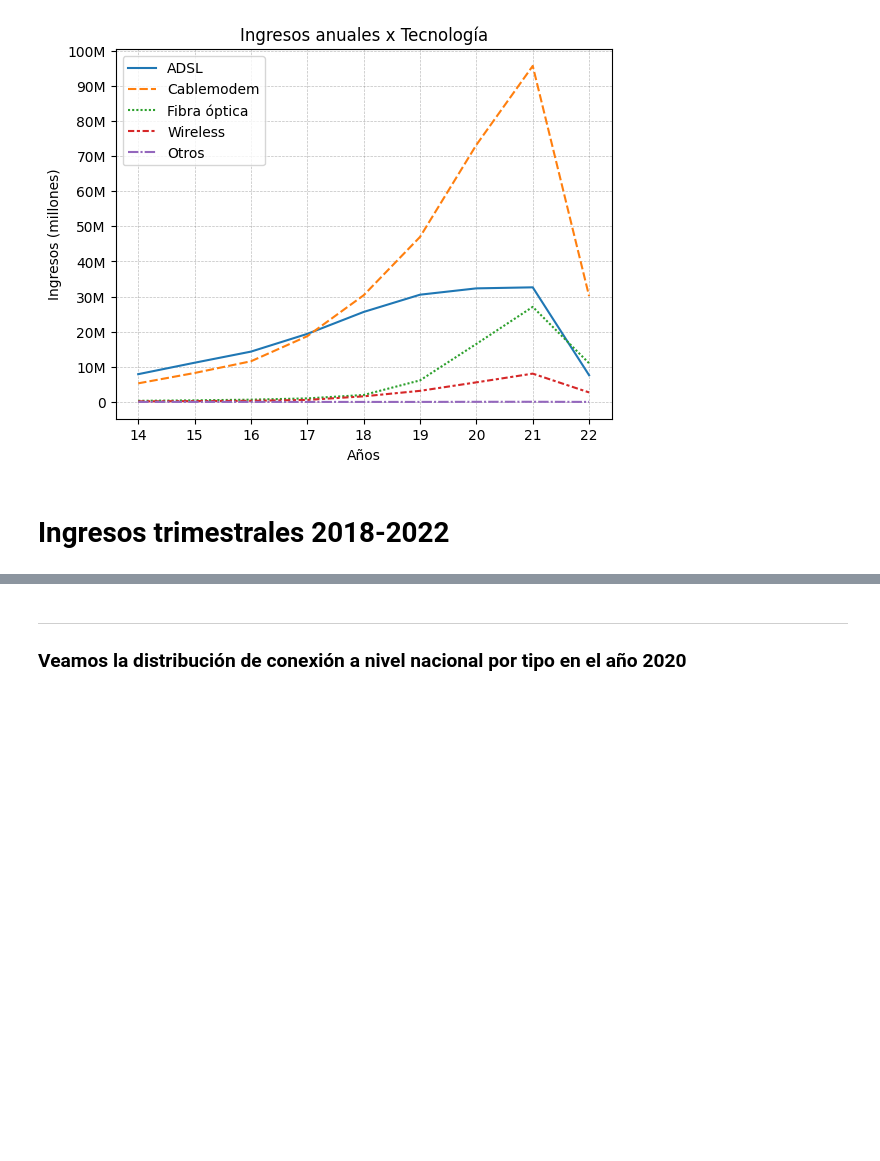
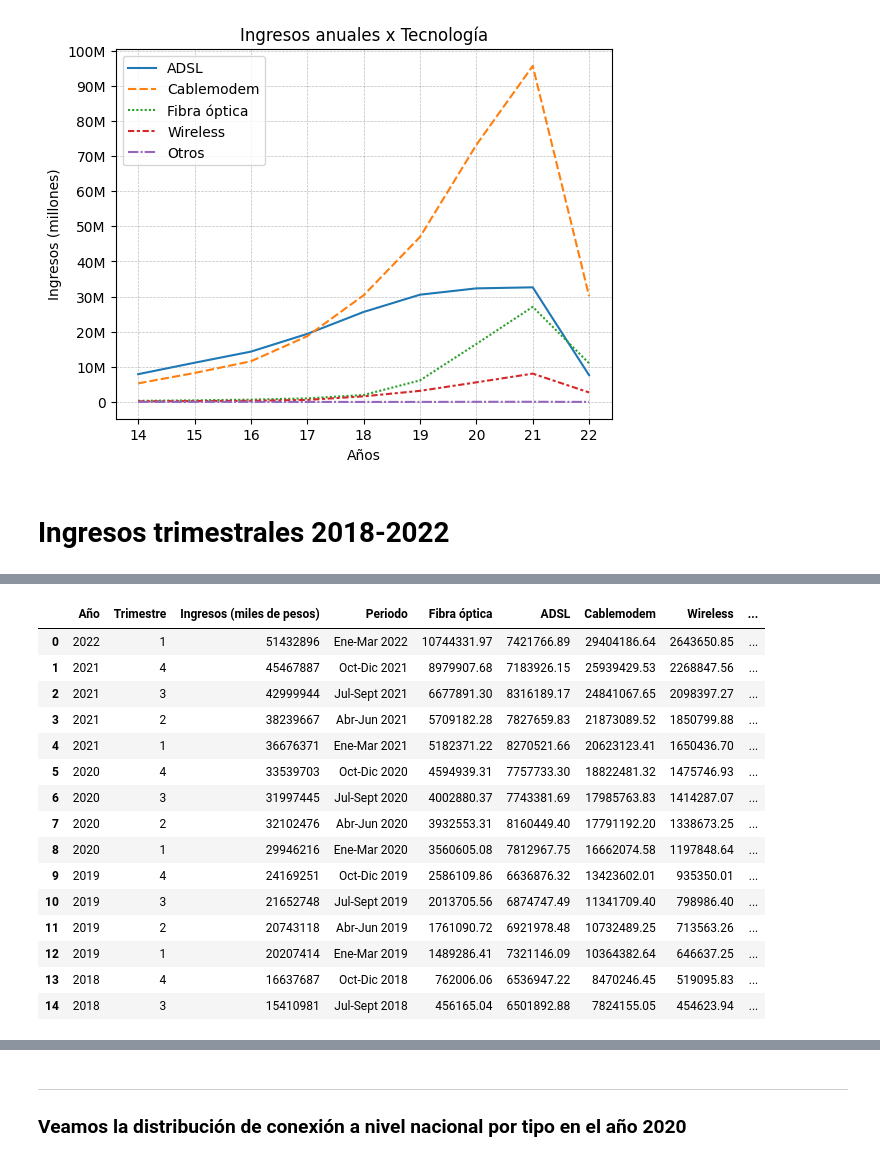
Before and after one commit to volpo/Telecomuniation_PI, a Jupyter notebook: EDA.ipynb, the cells around one changed output, grey strips where cells are left out. Cells and saved outputs as stored; diff of their text form; code cells hidden in the pictures; blank space fills up the shorter version.

```diff
--- a/EDA.ipynb
+++ b/EDA.ipynb
@@ -13,6 +13,7 @@ ingresos_trimestrales = pd.read_csv('csvs\Internet\Ingresos_trimestrales_prestac
 Bajada_Localidad = pd.read_csv('csvs\Internet\Accesos_Internet_fijo_por_velocidad_bajada_y _ocalidad.csv')
 Tecnologia_Localidad = pd.read_csv('csvs\Internet\Accesos_Internet_fijo_por_tecnología_y_localidad.csv')
 acceso_100H = pd.read_csv('csvs\Internet\Penetración_de _Internet fijo _(accesos _cada_100 hogares).csv')
+Trimestre_Tecnologia = pd.read_csv('csvs\Internet\Serie_trimestral_accesos_Internet_fijo_por_tecnología.csv')
 # %%
 ## Accedemos a ver la info del df.acceso fijo por provincia, columnas, valores faltantes y tipo.
 
@@ -435,0 +471,16 @@ ingresos_trimestrales_2018_2022
+# %%
+# Convert the 'Total' column to numeric (remove any commas or dots)
+
+Trimestre_Tecnologia['ADSL'] = Trimestre_Tecnologia['ADSL'].str.replace('.', '').astype(int)
+Trimestre_Tecnologia['Cablemodem'] = Trimestre_Tecnologia['Cablemodem'].str.replace('.', '').astype(int)
+Trimestre_Tecnologia['Fibra óptica'] = Trimestre_Tecnologia['Fibra óptica'].str.replace('.', '').astype(int)
+Trimestre_Tecnologia['Total'] = Trimestre_Tecnologia['Total'].str.replace('.', '').astype(int)
+Trimestre_Tecnologia['Wireless'] = (Trimestre_Tecnologia['Wireless']*1000).astype(int)
+Trimestre_Tecnologia['Otros'] = (Trimestre_Tecnologia['Otros']*1000).astype(int)
+
+# Calculate the percentage for each technology column
+Trimestre_Tecnologia['ADSL %'] = ((Trimestre_Tecnologia['ADSL']/ Trimestre_Tecnologia['Total']* 100 ) ).round(2)
+Trimestre_Tecnologia['Cablemodem %'] = (Trimestre_Tecnologia['Cablemodem']/ Trimestre_Tecnologia['Total'] * 100 ).round(2)
+Trimestre_Tecnologia['Fibra óptica %'] = (Trimestre_Tecnologia['Fibra óptica']  / Trimestre_Tecnologia['Total']* 100 ).round(2)
+Trimestre_Tecnologia['Wireless %'] = (Trimestre_Tecnologia['Wireless']/ Trimestre_Tecnologia['Total']* 100 ).round(2)
+Trimestre_Tecnologia['Otros %'] = (Trimestre_Tecnologia['Otros'] / Trimestre_Tecnologia['Total']* 100 ).round(2)
@@ -435,0 +582,28 @@ ingresos_trimestrales_2018_2022
+# %%
+'''# Ordenar el DataFrame por el trimestre en orden ascendente
+ingresos_trimestrales_2018_2022 = ingresos_trimestrales_2018_2022.sort_values('Trimestre_Ordenado')'''
+
+# Calcular la diferencia entre filas en la columna "Fibra óptica"
+ingresos_trimestrales_2018_2022['Diferencia_Fibra_optica'] = ingresos_trimestrales_2018_2022['Fibra óptica'].diff(periods=-1)
+
+
+# Mostrar el DataFrame resultante
+ingresos_trimestrales_2018_2022.drop(index=15, inplace=True)
+ingresos_trimestrales_2018_2022
+# %% [output]
+|  | Año | Trimestre | Ingresos (miles de pesos) | Periodo | Fibra óptica | ADSL | Cablemodem | Wireless | ... |
+| 0 | 2022 | 1 | 51432896 | Ene-Mar 2022 | 10744331.97 | 7421766.89 | 29404186.64 | 2643650.85 | ... |
+| 1 | 2021 | 4 | 45467887 | Oct-Dic 2021 | 8979907.68 | 7183926.15 | 25939429.53 | 2268847.56 | ... |
+| 2 | 2021 | 3 | 42999944 | Jul-Sept 2021 | 6677891.30 | 8316189.17 | 24841067.65 | 2098397.27 | ... |
+| 3 | 2021 | 2 | 38239667 | Abr-Jun 2021 | 5709182.28 | 7827659.83 | 21873089.52 | 1850799.88 | ... |
+| 4 | 2021 | 1 | 36676371 | Ene-Mar 2021 | 5182371.22 | 8270521.66 | 20623123.41 | 1650436.70 | ... |
+| 5 | 2020 | 4 | 33539703 | Oct-Dic 2020 | 4594939.31 | 7757733.30 | 18822481.32 | 1475746.93 | ... |
+| 6 | 2020 | 3 | 31997445 | Jul-Sept 2020 | 4002880.37 | 7743381.69 | 17985763.83 | 1414287.07 | ... |
+| 7 | 2020 | 2 | 32102476 | Abr-Jun 2020 | 3932553.31 | 8160449.40 | 17791192.20 | 1338673.25 | ... |
+| 8 | 2020 | 1 | 29946216 | Ene-Mar 2020 | 3560605.08 | 7812967.75 | 16662074.58 | 1197848.64 | ... |
+| 9 | 2019 | 4 | 24169251 | Oct-Dic 2019 | 2586109.86 | 6636876.32 | 13423602.01 | 935350.01 | ... |
+| 10 | 2019 | 3 | 21652748 | Jul-Sept 2019 | 2013705.56 | 6874747.49 | 11341709.40 | 798986.40 | ... |
+| 11 | 2019 | 2 | 20743118 | Abr-Jun 2019 | 1761090.72 | 6921978.48 | 10732489.25 | 713563.26 | ... |
+| 12 | 2019 | 1 | 20207414 | Ene-Mar 2019 | 1489286.41 | 7321146.09 | 10364382.64 | 646637.25 | ... |
+| 13 | 2018 | 4 | 16637687 | Oct-Dic 2018 | 762006.06 | 6536947.22 | 8470246.45 | 519095.83 | ... |
+| 14 | 2018 | 3 | 15410981 | Jul-Sept 2018 | 456165.04 | 6501892.88 | 7824155.05 | 454623.94 | ... |
```
Also changed, not shown: parts of 23 cells of this notebook.
